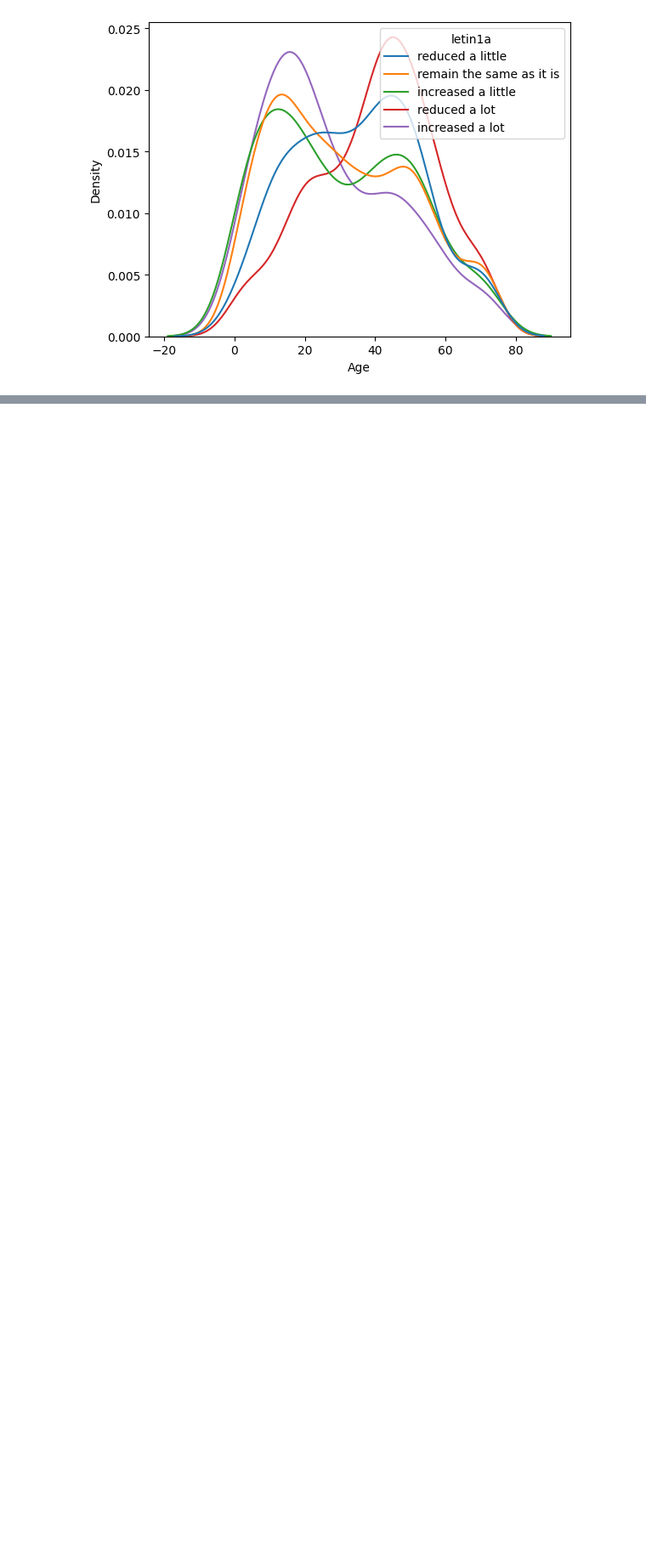
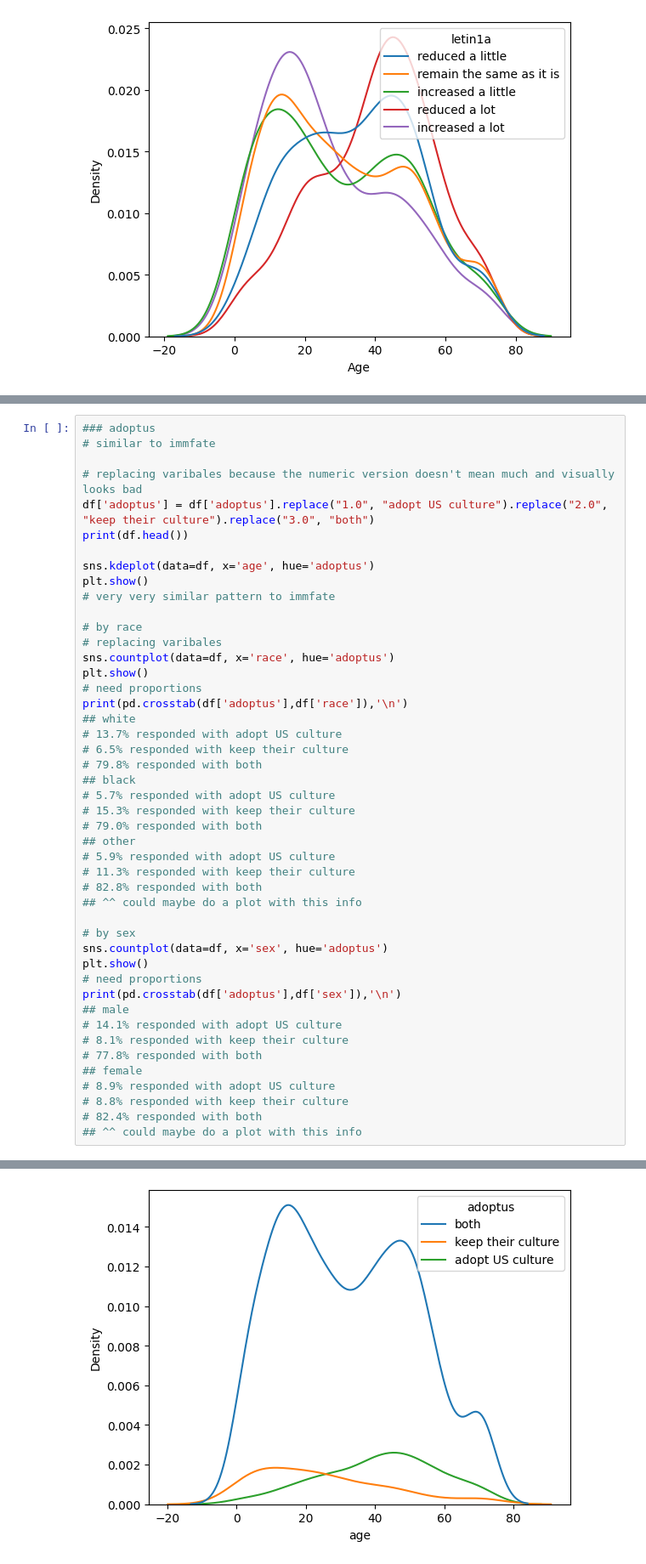
Before and after one commit to jennyschilling/project_gss_group11, a Jupyter notebook: cleaning_data.ipynb, the cells around one changed output, grey strips where cells are left out. Shown at 85% size. Saved outputs shown, nothing was run; the diff lists cells and outputs as text; blank space fills up the shorter version.

```diff
--- a/cleaning_data.ipynb
+++ b/cleaning_data.ipynb
@@ -60,0 +109,47 @@ plt.show()
+# %%
+### adoptus
+# similar to immfate
+
+# replacing varibales because the numeric version doesn't mean much and visually looks bad
+df['adoptus'] = df['adoptus'].replace("1.0", "adopt US culture").replace("2.0", "keep their culture").replace("3.0", "both")
+print(df.head())
+
+sns.kdeplot(data=df, x='age', hue='adoptus')
+plt.show()
+# very very similar pattern to immfate
+
+# by race
+# replacing varibales
+sns.countplot(data=df, x='race', hue='adoptus')
+plt.show()
+# need proportions
+print(pd.crosstab(df['adoptus'],df['race']),'\n')
+## white
+# 13.7% responded with adopt US culture
+# 6.5% responded with keep their culture
+# 79.8% responded with both
+## black
+# 5.7% responded with adopt US culture
+# 15.3% responded with keep their culture
+# 79.0% responded with both
+## other
+# 5.9% responded with adopt US culture
+# 11.3% responded with keep their culture
+# 82.8% responded with both
+## ^^ could maybe do a plot with this info
+
+# by sex
+sns.countplot(data=df, x='sex', hue='adoptus')
+plt.show()
+# need proportions
+print(pd.crosstab(df['adoptus'],df['sex']),'\n')
+## male
+# 14.1% responded with adopt US culture
+# 8.1% responded with keep their culture
+# 77.8% responded with both
+## female
+# 8.9% responded with adopt US culture
+# 8.8% responded with keep their culture
+# 82.4% responded with both
+## ^^ could maybe do a plot with this info
+# %% [output]
@@ -60,0 +173 @@ plt.show()
+[figure, added]
```
Also changed, not shown: parts of 3 cells of this notebook.
